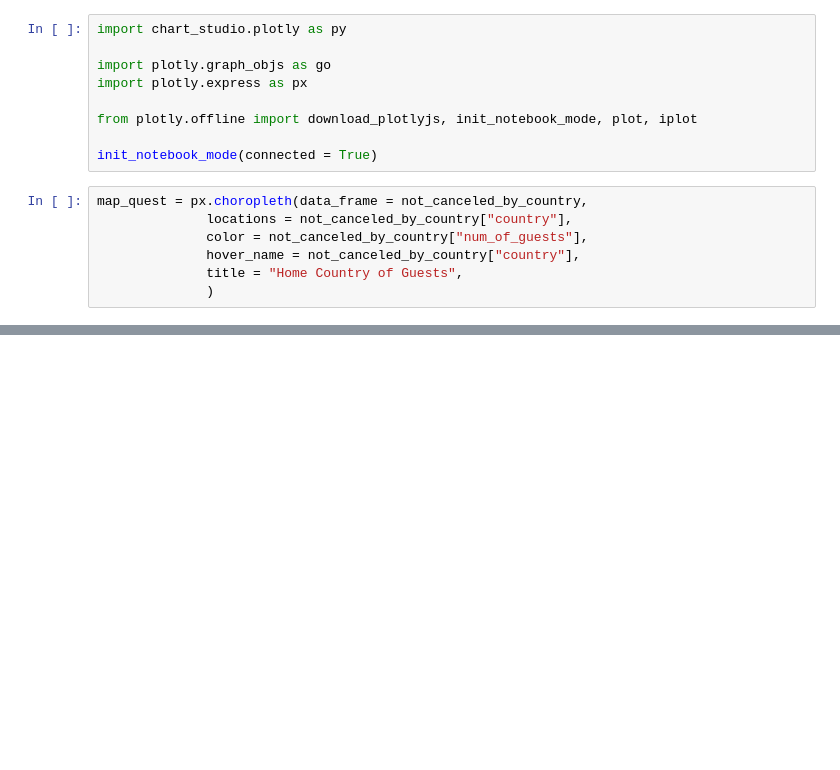
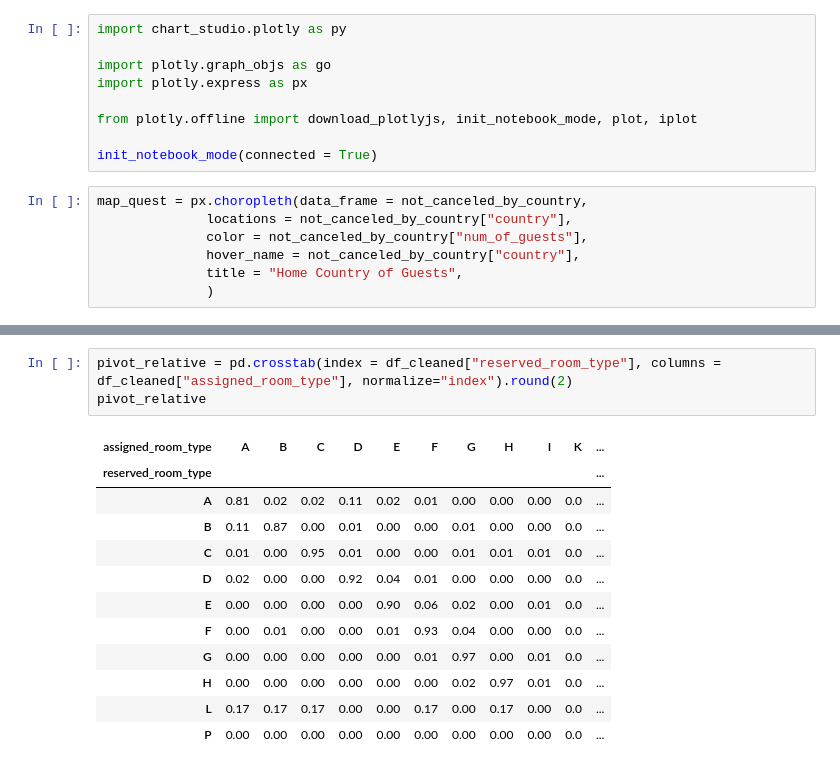
Before and after one commit to tolstoj48/hotel-booking, a Jupyter notebook: hotelbooking.ipynb, the cells around one changed output, grey strips where cells are left out. Drawn from its saved outputs; the diff is of its cells as text; blank space fills up the shorter version.

```diff
--- a/hotelbooking.ipynb
+++ b/hotelbooking.ipynb
@@ -192,0 +210,16 @@ map_quest.show()
+# %%
+pivot_relative = pd.crosstab(index = df_cleaned["reserved_room_type"], columns = df_cleaned["assigned_room_type"], normalize="index").round(2)
+pivot_relative
+# %% [output]
+| assigned_room_type | A | B | C | D | E | F | G | H | I | K | ... |
+| reserved_room_type |  |  |  |  |  |  |  |  |  |  | ... |
+| A | 0.81 | 0.02 | 0.02 | 0.11 | 0.02 | 0.01 | 0.00 | 0.00 | 0.00 | 0.0 | ... |
+| B | 0.11 | 0.87 | 0.00 | 0.01 | 0.00 | 0.00 | 0.01 | 0.00 | 0.00 | 0.0 | ... |
+| C | 0.01 | 0.00 | 0.95 | 0.01 | 0.00 | 0.00 | 0.01 | 0.01 | 0.01 | 0.0 | ... |
+| D | 0.02 | 0.00 | 0.00 | 0.92 | 0.04 | 0.01 | 0.00 | 0.00 | 0.00 | 0.0 | ... |
+| E | 0.00 | 0.00 | 0.00 | 0.00 | 0.90 | 0.06 | 0.02 | 0.00 | 0.01 | 0.0 | ... |
+| F | 0.00 | 0.01 | 0.00 | 0.00 | 0.01 | 0.93 | 0.04 | 0.00 | 0.00 | 0.0 | ... |
+| G | 0.00 | 0.00 | 0.00 | 0.00 | 0.00 | 0.01 | 0.97 | 0.00 | 0.01 | 0.0 | ... |
+| H | 0.00 | 0.00 | 0.00 | 0.00 | 0.00 | 0.00 | 0.02 | 0.97 | 0.01 | 0.0 | ... |
+| L | 0.17 | 0.17 | 0.17 | 0.00 | 0.00 | 0.17 | 0.00 | 0.17 | 0.00 | 0.0 | ... |
+| P | 0.00 | 0.00 | 0.00 | 0.00 | 0.00 | 0.00 | 0.00 | 0.00 | 0.00 | 0.0 | ... |
```
Also changed, not shown: parts of 6 cells of this notebook.
